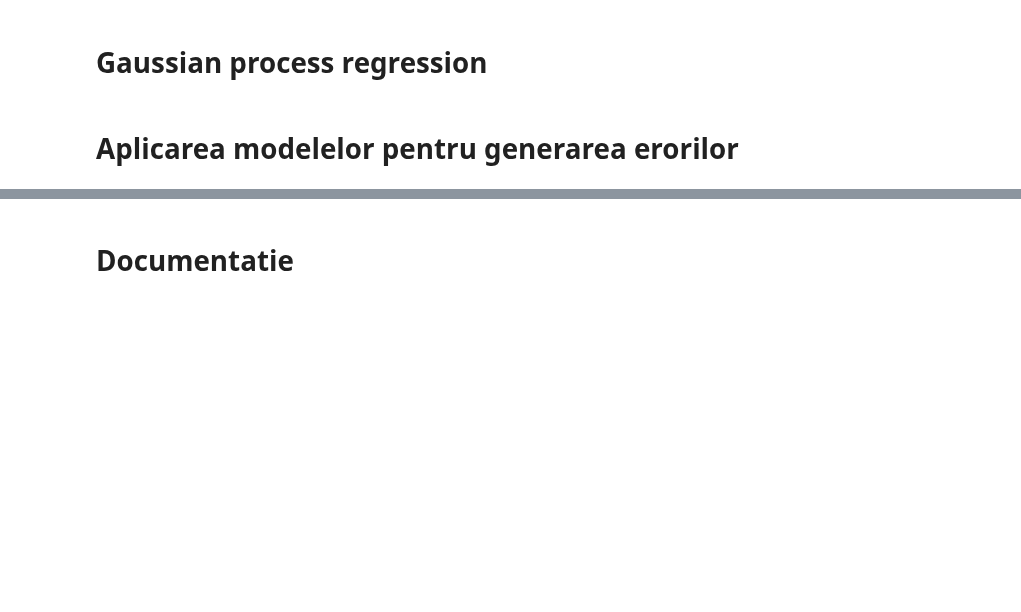
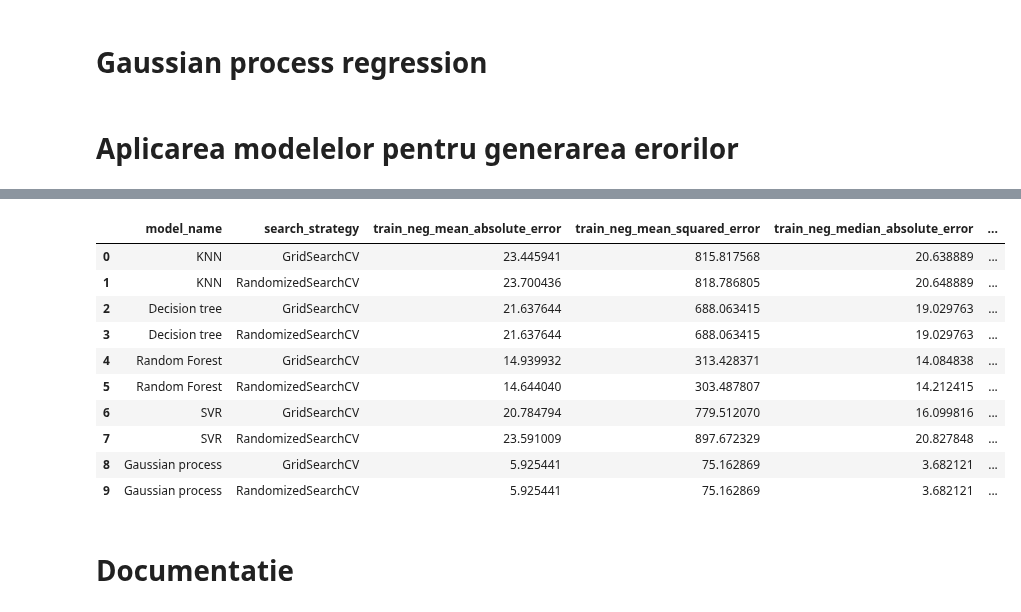
Before and after one commit to Bianca008/IDS_Lixandru_Pepene, a Jupyter notebook: Laborator9/Laborator9.ipynb, the cells around one changed output, grey strips where cells are left out. Saved outputs shown, nothing was run; the diff lists cells and outputs as text; code cells hidden in the pictures; blank space fills up the shorter version.

```diff
--- a/Laborator9/Laborator9.ipynb
+++ b/Laborator9/Laborator9.ipynb
@@ -441,0 +480,2 @@ KeyboardInterrupt:
+# %%
+dataFrame_breast = pd.DataFrame(listDataFrame, columns = names)
@@ -441,0 +554,17 @@ KeyboardInterrupt:
+# %%
+resultDataFrame_breast = pd.concat([smallerDataFrame, dataFrame_breast], axis = 1)
+resultDataFrame_breast.style.apply(highlight_max,
+                               subset = pd.IndexSlice[:, names]).apply(highlight_min,
+                                                                          subset = pd.IndexSlice[:, names])
+# %% [output]
+|  | model_name | search_strategy | train_neg_mean_absolute_error | train_neg_mean_squared_error | train_neg_median_absolute_error | ... |
+| 0 | KNN | GridSearchCV | 23.445941 | 815.817568 | 20.638889 | ... |
+| 1 | KNN | RandomizedSearchCV | 23.700436 | 818.786805 | 20.648889 | ... |
+| 2 | Decision tree | GridSearchCV | 21.637644 | 688.063415 | 19.029763 | ... |
+| 3 | Decision tree | RandomizedSearchCV | 21.637644 | 688.063415 | 19.029763 | ... |
+| 4 | Random Forest | GridSearchCV | 14.939932 | 313.428371 | 14.084838 | ... |
+| 5 | Random Forest | RandomizedSearchCV | 14.644040 | 303.487807 | 14.212415 | ... |
+| 6 | SVR | GridSearchCV | 20.784794 | 779.512070 | 16.099816 | ... |
+| 7 | SVR | RandomizedSearchCV | 23.591009 | 897.672329 | 20.827848 | ... |
+| 8 | Gaussian process | GridSearchCV | 5.925441 | 75.162869 | 3.682121 | ... |
+| 9 | Gaussian process | RandomizedSearchCV | 5.925441 | 75.162869 | 3.682121 | ... |
```
Also changed, not shown: parts of 28 cells of this notebook, 9 other files.
